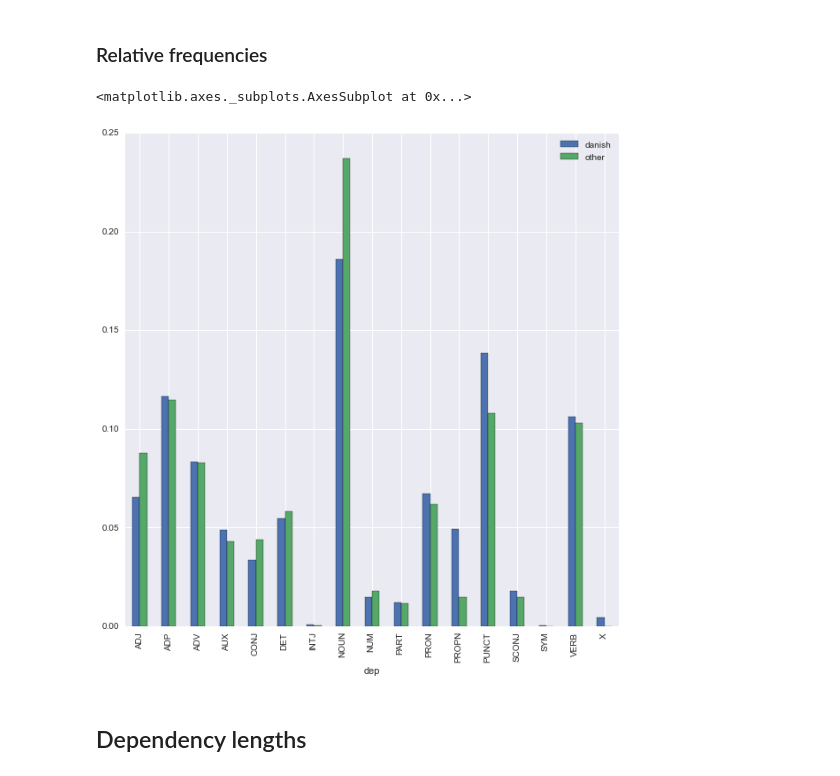
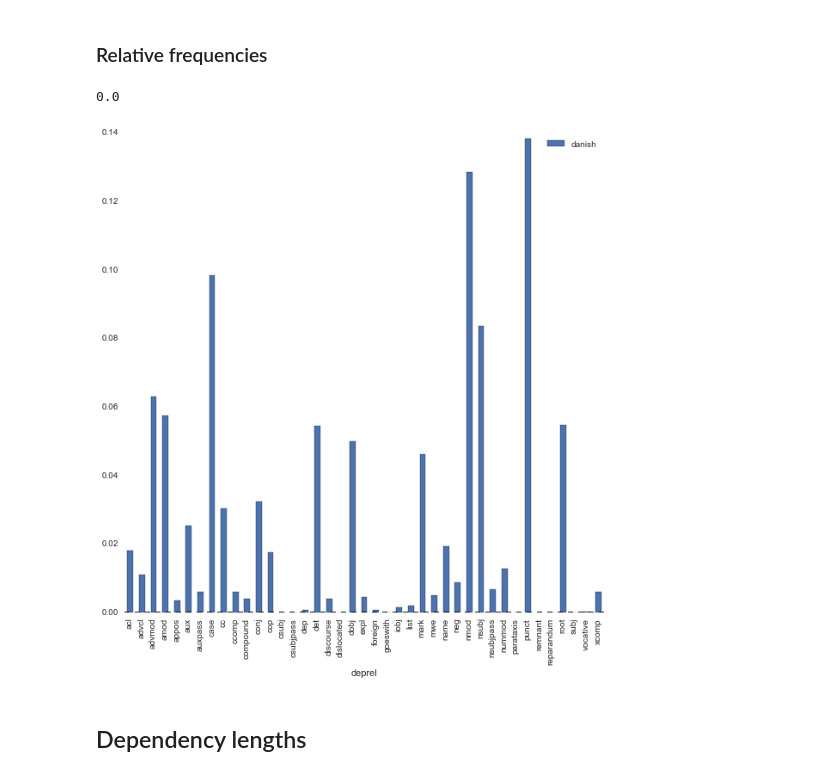
Before and after one commit to coastalcph/ud-danish-conversion, a Jupyter notebook: notebooks/Compare treebanks.ipynb, the cells around one changed output. Saved outputs shown, nothing was run; the diff lists cells and outputs as text; code cells hidden in the pictures.

```diff
--- a/notebooks/Compare treebanks.ipynb
+++ b/notebooks/Compare treebanks.ipynb
@@ -43,15 +43,29 @@ all_counts['abs_dist'] = all_counts['left_dist'] + all_counts['right_dist']
 ### Relative frequencies
 # %%
 fig, ax = plt.subplots(figsize=(10,10))
-lang_vectors = create_lang_vectors(all_counts, ['dep'], 'count')
+lang_vectors = create_lang_vectors(all_counts, ['deprel'], 'count')
 
-compare_langs = lang_vectors.ix[nordic_langs].mean()
+
+#compare_langs = lang_vectors.ix[nordic_langs].mean()
+#danish = lang_vectors.ix['danish']
+#compare_df = pd.DataFrame({'nordic': compare_langs, 'danish': danish})
+#compare_df.plot(kind='bar', ax=ax)
+#plt.savefig("deprel-nordic.pdf")
+
+compare_langs_all = lang_vectors.ix[all_langs].mean()
+nordic = lang_vectors.ix[nordic_langs].mean()
+germanic = lang_vectors.ix[germanic_langs].mean()
+
 danish = lang_vectors.ix['danish']
-compare_df = pd.DataFrame({'other': compare_langs, 'danish': danish})
+print(danish['subj'])
+#compare_df = pd.DataFrame({'all': compare_langs_all, 'danish': danish, 'nordic': nordic, 'germanic': germanic})
+compare_df = pd.DataFrame({ 'danish': danish}) #, 'nordic': nordic, 'germanic': germanic})
+
 compare_df.plot(kind='bar', ax=ax)
+plt.savefig("deprel-all.pdf")
 # %% [output]
-<matplotlib.axes._subplots.AxesSubplot at 0x...>
+0.0
-[figure, old version]
+[figure, new version]
 # %% [markdown]
 ## Dependency lengths
 # %%
```
Also changed, not shown: parts of 3 cells of this notebook, 4 other files.
